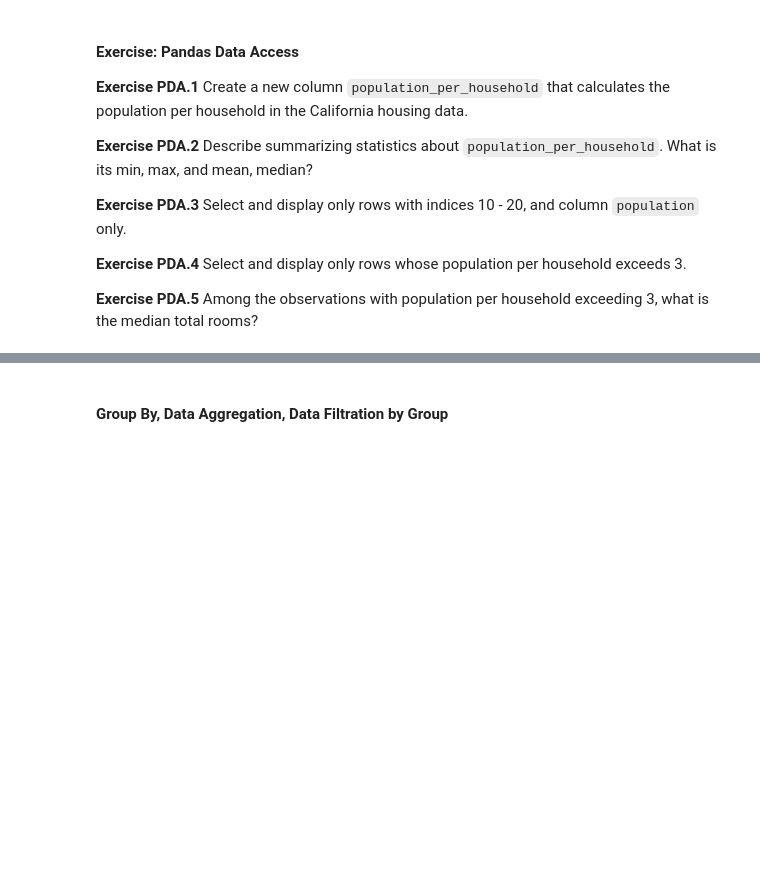
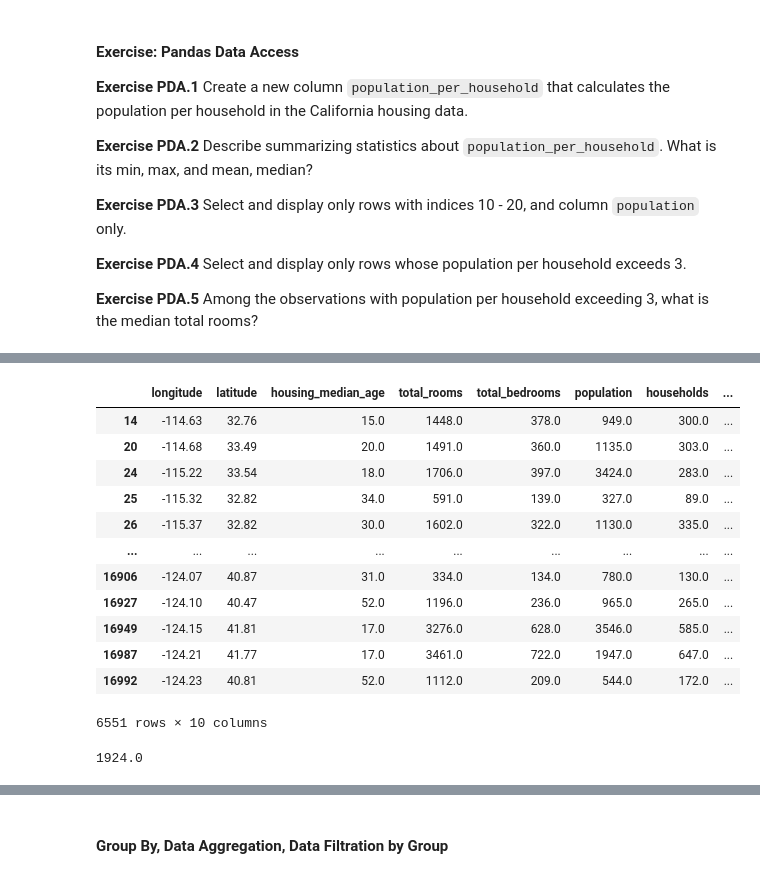
Before and after one commit to Chongphob-Sr/Python-DPU, a Jupyter notebook: Python_2_Participant_chongphob.ipynb, the cells around one changed output, grey strips where cells are left out. Drawn from its saved outputs; the diff is of its cells as text; code cells hidden in the pictures; blank space fills up the shorter version.

```diff
--- a/Python_2_Participant_chongphob.ipynb
+++ b/Python_2_Participant_chongphob.ipynb
@@ -888,0 +968,5 @@ cities[cities["Area"] > 150]
+# %%
+import pandas as pd
+
+df["population_per_household"] = df["population"] / df["households"]
+df.head()
@@ -888,0 +1007,20 @@ cities[cities["Area"] > 150]
+# %%
+df[df["population_per_household"] > 3]
+# %% [output]
+|  | longitude | latitude | housing_median_age | total_rooms | total_bedrooms | population | households | ... |
+| 14 | -114.63 | 32.76 | 15.0 | 1448.0 | 378.0 | 949.0 | 300.0 | ... |
+| 20 | -114.68 | 33.49 | 20.0 | 1491.0 | 360.0 | 1135.0 | 303.0 | ... |
+| 24 | -115.22 | 33.54 | 18.0 | 1706.0 | 397.0 | 3424.0 | 283.0 | ... |
+| 25 | -115.32 | 32.82 | 34.0 | 591.0 | 139.0 | 327.0 | 89.0 | ... |
+| 26 | -115.37 | 32.82 | 30.0 | 1602.0 | 322.0 | 1130.0 | 335.0 | ... |
+| ... | ... | ... | ... | ... | ... | ... | ... | ... |
+| 16906 | -124.07 | 40.87 | 31.0 | 334.0 | 134.0 | 780.0 | 130.0 | ... |
+| 16927 | -124.10 | 40.47 | 52.0 | 1196.0 | 236.0 | 965.0 | 265.0 | ... |
+| 16949 | -124.15 | 41.81 | 17.0 | 3276.0 | 628.0 | 3546.0 | 585.0 | ... |
+| 16987 | -124.21 | 41.77 | 17.0 | 3461.0 | 722.0 | 1947.0 | 647.0 | ... |
+| 16992 | -124.23 | 40.81 | 52.0 | 1112.0 | 209.0 | 544.0 | 172.0 | ... |
+6551 rows × 10 columns
+# %%
+df[ df["population_per_household"] > 3].describe().loc["50%","total_rooms"]
+# %% [output]
+1924.0
```
Also changed, not shown: parts of 25 cells of this notebook.
